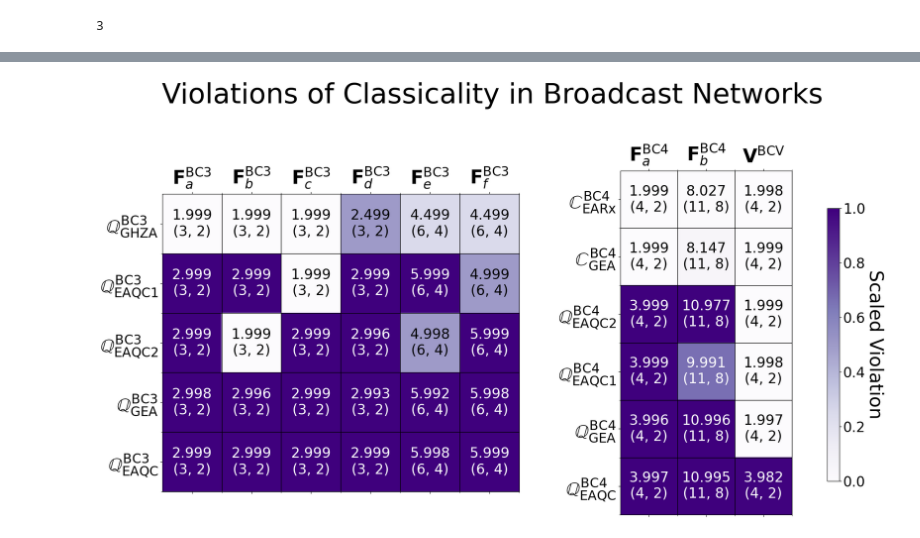
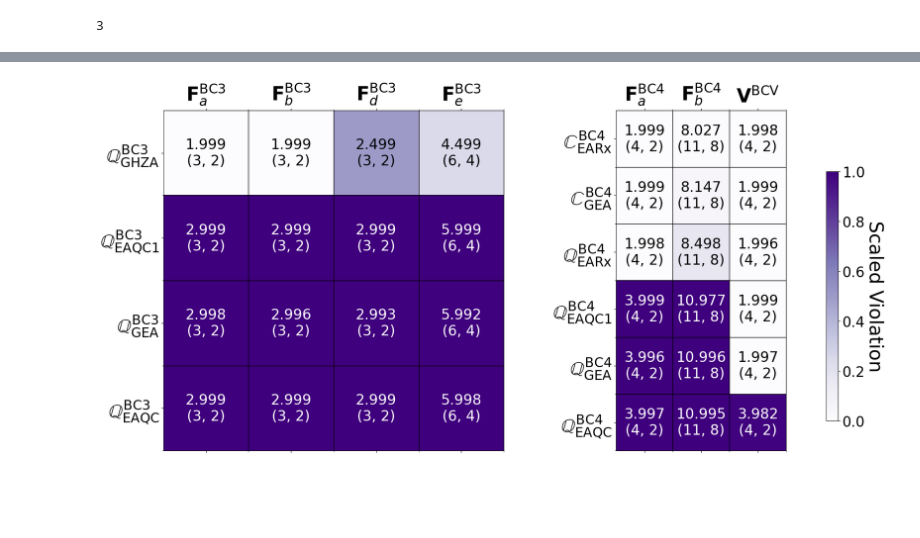
Before and after one commit to ChitambarLab/nonclassicality-in-quantum-communication-networks-supplemental-code, a Jupyter notebook: notebook/4-22-44_broadcast_violations_plots.ipynb, the cells around one changed output, grey strips where cells are left out. Saved outputs shown, nothing was run; the diff lists cells and outputs as text; code cells hidden in the pictures; blank space fills up the shorter version.

```diff
--- a/notebook/4-22-44_broadcast_violations_plots.ipynb
+++ b/notebook/4-22-44_broadcast_violations_plots.ipynb
@@ -210,14 +210,15 @@ plt.show()
 # %%
 import matplotlib as mpl
 
-fig, (ax3, ax) = plt.subplots(nrows=1, ncols=2, figsize=(19,10))
+fig, (ax3, ax) = plt.subplots(nrows=1, ncols=2, figsize=(19,9))
 
-fig.suptitle("Violations of Classicality in Broadcast Networks", size=48, y=1.05)
+# fig.suptitle("Violations of Classicality in Broadcast Networks", size=48, y=1.05)
 
 configuration_names = [
     r"$\mathbb{C}^{\rm{BC4}}_{\rm{EARx}}$",
     r"$\mathbb{C}^{\rm{BC4}}_{\rm{GEA}}$",
-    r"$\mathbb{Q}^{\rm{BC4}}_{\rm{EAQC2}}$",
+    r"$\mathbb{Q}^{\rm{BC4}}_{\rm{EARx}}$",
+    # r"$\mathbb{Q}^{\rm{BC4}}_{\rm{EAQC2}}$",
     r"$\mathbb{Q}^{\rm{BC4}}_{\rm{EAQC1}}$",
     r"$\mathbb{Q}^{\rm{BC4}}_{\rm{GEA}}$",
     r"$\mathbb{Q}^{\rm{BC4}}_{\rm{EAQC}}$",
@@ -226,84 +227,91 @@ configuration_names = [
 configuration_names3 = [
     r"$\mathbb{Q}^{\rm{BC3}}_{\rm{GHZA}}$",
     r"$\mathbb{Q}^{\rm{BC3}}_{\rm{EAQC1}}$",
-    r"$\mathbb{Q}^{\rm{BC3}}_{\rm{EAQC2}}$",
+    # r"$\mathbb{Q}^{\rm{BC3}}_{\rm{EAQC2}}$",
     r"$\mathbb{Q}^{\rm{BC3}}_{\rm{GEA}}$",
     r"$\mathbb{Q}^{\rm{BC3}}_{\rm{EAQC}}$",
 ]
 game_names = [r"$\mathbf{F}^{\rm{BC4}}_a$", r"$\mathbf{F}^{\rm{BC4}}_b$",r"$\mathbf{V}^{\rm{BCV}}$"]
-game_names3 = [r"$\mathbf{F}^{\rm{BC}3}_a$",
-               r"$\mathbf{F}^{\rm{BC}3}_b$",
-               r"$\mathbf{F}^{\rm{BC}3}_c$",
-               r"$\mathbf{F}^{\rm{BC}3}_d$",
-               r"$\mathbf{F}^{\rm{BC}3}_e$",
-               r"$\mathbf{F}^{\rm{BC}3}_f$"]
+game_names3 = [
+    r"$\mathbf{F}^{\rm{BC}3}_a$",
+    r"$\mathbf{F}^{\rm{BC}3}_b$",
+#    r"$\mathbf{F}^{\rm{BC}3}_c$",
+    r"$\mathbf{F}^{\rm{BC}3}_d$",
+    r"$\mathbf{F}^{\rm{BC}3}_e$",
+#    r"$\mathbf{F}^{\rm{BC}3}_f$"
+]
 
+sublist_ids=[0,1,3,4]
 
 cc_table_data = np.array([
     earx_cc_bc_arb_cbounds,
     ghza_cc_bc_arb_cbounds,
+    earx_qc_bc_arb_cbounds,
     onesided2_eaqc_bc_arb_cbounds,
-    onesided_eaqc_bc_arb_cbounds,
+    # onesided_eaqc_bc_arb_cbounds,
     gea_qc_bc_arb_cbounds,
     eaqc_bc_arb_cbounds,
 ])
 cc_table_data3 = np.array([
-    ghza_qc_bc_arb_cbounds3,
-    onesided_eaqc_bc_arb_cbounds3,
-    onesided2_eaqc_bc_arb_cbounds3,
-    gea_qc_bc_arb_cbounds3,
-    eaqc_bc_arb_cbounds3,
+    [ghza_qc_bc_arb_cbounds3[i] for i in sublist_ids],
+    [onesided_eaqc_bc_arb_cbounds3[i] for i in sublist_ids],
+    # onesided2_eaqc_bc_arb_cbounds3,
+    [gea_qc_bc_arb_cbounds3[i] for i in sublist_ids],
+    [eaqc_bc_arb_cbounds3[i] for i in sublist_ids],
 ])
 
 
 violation_table_data = np.array([
     earx_cc_bc_arb_max_violations,
     ghza_cc_bc_arb_max_violations,
+    earx_qc_bc_arb_max_violations,
     onesided2_eaqc_bc_arb_max_violations,
-    onesided_eaqc_bc_arb_max_violations,
+    # onesided_eaqc_bc_arb_max_violations,
     gea_qc_bc_arb_max_violations,
     eaqc_bc_arb_max_violations,
 ])
 violation_table_data3 = np.array([
-    ghza_qc_bc_arb_max_violations3,
-    onesided_eaqc_bc_arb_max_violations3,
-    onesided2_eaqc_bc_arb_max_violations3,
-    gea_qc_bc_arb_max_violations3,
-    eaqc_bc_arb_max_violations3,
+    [ghza_qc_bc_arb_max_violations3[i] for i in sublist_ids],
+    [onesided_eaqc_bc_arb_max_violations3[i] for i in sublist_ids],
+    # onesided2_eaqc_bc_arb_max_violations3,
+    [gea_qc_bc_arb_max_violations3[i] for i in sublist_ids],
+    [eaqc_bc_arb_max_violations3[i] for i in sublist_ids],
 ])
 
 unscaled_violation_table_data = np.array([
     unscaled_earx_cc_bc_arb_max_violations,
     unscaled_ghza_cc_bc_arb_max_violations,
+    unscaled_earx_qc_bc_arb_max_violations,
     unscaled_onesided2_eaqc_bc_arb_max_violations,
-    unscaled_onesided_eaqc_bc_arb_max_violations,
+    # unscaled_onesided_eaqc_bc_arb_max_violations,
     unscaled_gea_qc_bc_arb_max_violations,
     unscaled_eaqc_bc_arb_max_violations,
 ])
 
 unscaled_violation_table_data3 = np.array([
-    unscaled_ghza_qc_bc_arb_max_violations3,
-    unscaled_onesided_eaqc_bc_arb_max_violations3,
-    unscaled_onesided2_eaqc_bc_arb_max_violations3,
-    unscaled_gea_qc_bc_arb_max_violations3,
-    unscaled_eaqc_bc_arb_max_violations3,
+    [unscaled_ghza_qc_bc_arb_max_violations3[i] for i in sublist_ids],
+    [unscaled_onesided_eaqc_bc_arb_max_violations3[i] for i in sublist_ids],
+    # [unscaled_onesided2_eaqc_bc_arb_max_violations3[i] for i in sublist_ids],
+    [unscaled_gea_qc_bc_arb_max_violations3[i] for i in sublist_ids],
+    [unscaled_eaqc_bc_arb_max_violations3[i] for i in sublist_ids],
 ])
 
 max_table_data = np.array([
     earx_cc_bc_arb_qbounds,
     ghza_cc_bc_arb_qbounds,
+    earx_qc_bc_arb_qbounds,
     onesided2_eaqc_bc_arb_qbounds,
-    onesided_eaqc_bc_arb_qbounds,
+    # onesided_eaqc_bc_arb_qbounds,
     gea_qc_bc_arb_qbounds,
     eaqc_bc_arb_qbounds,
 ])
 
 max_table_data3 = np.array([
-    ghza_qc_bc_arb_qbounds3,
-    onesided_eaqc_bc_arb_qbounds3,
-    onesided2_eaqc_bc_arb_qbounds3,
-    gea_qc_bc_arb_qbounds3,
-    eaqc_bc_arb_qbounds3,
+    [ghza_qc_bc_arb_qbounds3[i] for i in sublist_ids],
+    [onesided_eaqc_bc_arb_qbounds3[i] for i in sublist_ids],
+    # onesided2_eaqc_bc_arb_qbounds3,
+    [gea_qc_bc_arb_qbounds3[i] for i in sublist_ids],
+    [eaqc_bc_arb_qbounds3[i] for i in sublist_ids],
 ])
 
 
@@ -355,31 +363,31 @@ for y in range(len(cc_table_data)):
             color=text_color
         )
 
 for y in range(len(cc_table_data3)):
     for x in range(len(cc_table_data3[0])):
 
         cc_val3 = cc_table_data3[y][x]
         violation_val3 = violation_table_data3[y][x]
         max_val3 = max_table_data3[y][x]
         unscaled_violation_val3 = unscaled_violation_table_data3[y][x]
 
         text_color = "white" if violation_val3 >= text_color_threshold else "black"
 
 
         ax3.text(x, y, str(round(decimal.Decimal(unscaled_violation_val3), n_decimals)) + "\n(" + str(int(max_val3)) + ", " + str(int(cc_val3)) + ")",
             horizontalalignment='center',
             verticalalignment='center',
             size=mat_num_font,
             color=text_color
         )
 
 
 
 cb_ax = fig.add_axes([0.92, 0.1, 0.015, 0.65])
 cbar = fig.colorbar(pcm, cax=cb_ax)
 cbar.ax.set_ylabel('Scaled Violation', rotation=270, size=32, labelpad=32)
 cbar.ax.tick_params(labelsize=mat_num_font)
 
 plt.tight_layout()
 # %% [output]
-[figure, old version]
+[figure, new version]
```
Also changed, not shown: parts of 1 cell of this notebook, 8 other files.
